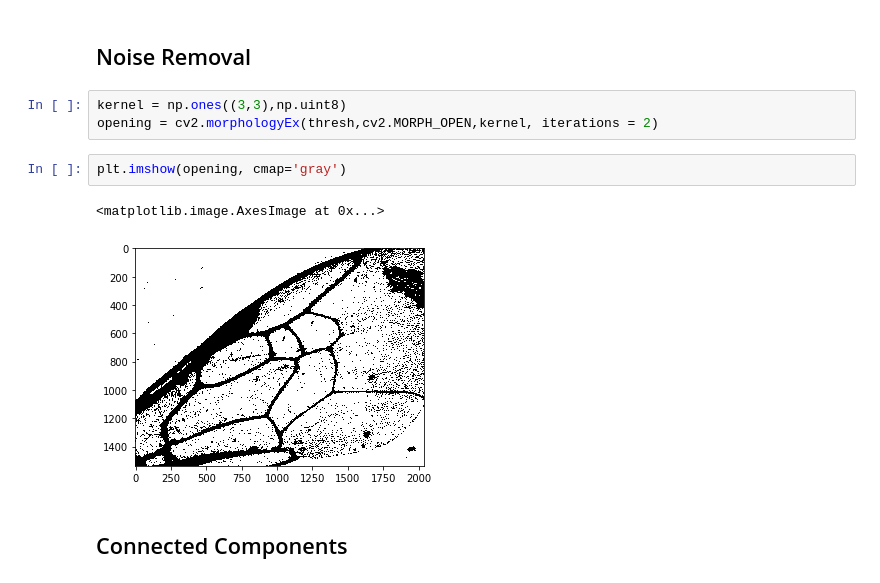
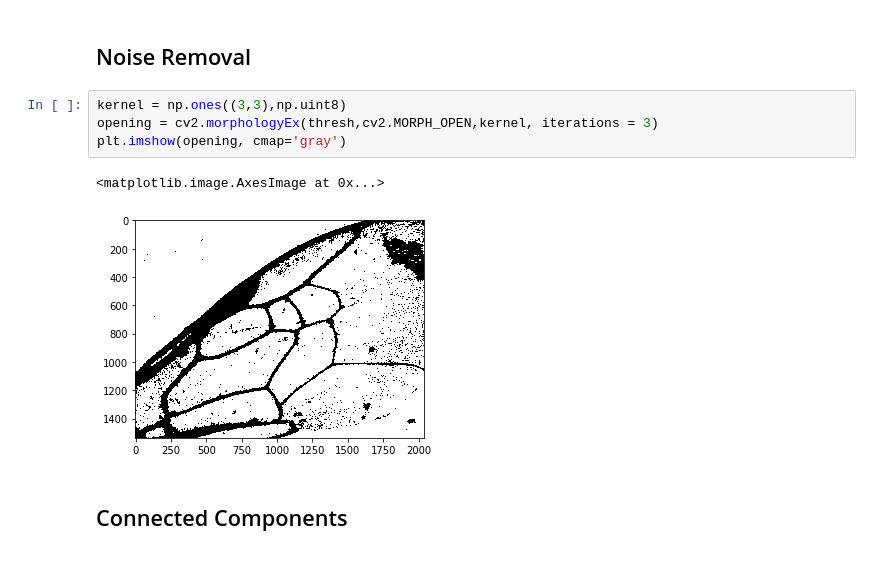
Before and after one commit to DaniGodin/BeeDetect, a Jupyter notebook: src/Alex_tests.ipynb, the cells around one changed output. Cells and saved outputs as stored; diff of their text form.

```diff
--- a/src/Alex_tests.ipynb
+++ b/src/Alex_tests.ipynb
@@ -57,12 +59,11 @@ plt.show()
 ## Noise Removal
 # %%
 kernel = np.ones((3,3),np.uint8)
-opening = cv2.morphologyEx(thresh,cv2.MORPH_OPEN,kernel, iterations = 2)
+opening = cv2.morphologyEx(thresh,cv2.MORPH_OPEN,kernel, iterations = 3)
+plt.imshow(opening, cmap='gray')
+# %% [output]
+<matplotlib.image.AxesImage at 0x...>
+[figure, added]
-# %%
-plt.imshow(opening, cmap='gray')
-# %% [output]
-<matplotlib.image.AxesImage at 0x...>
-[figure, removed]
 # %% [markdown]
 ## Connected Components
 # %%
```
Also changed, not shown: parts of 13 cells of this notebook.
